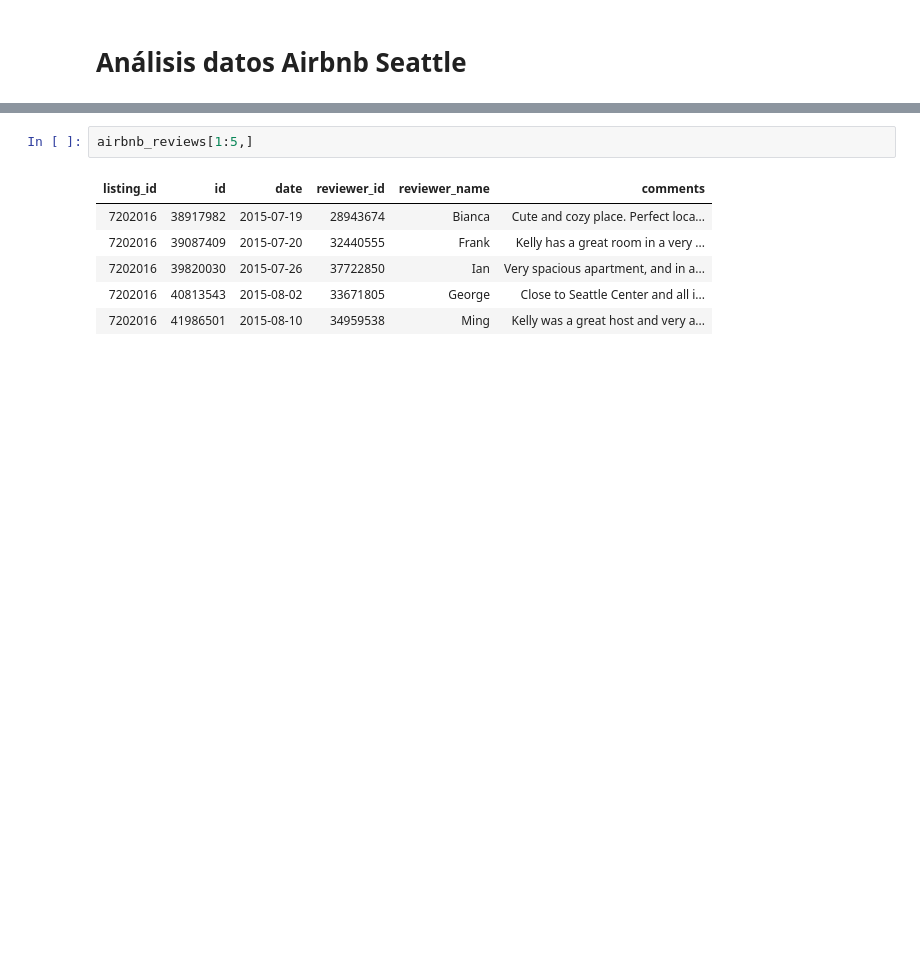
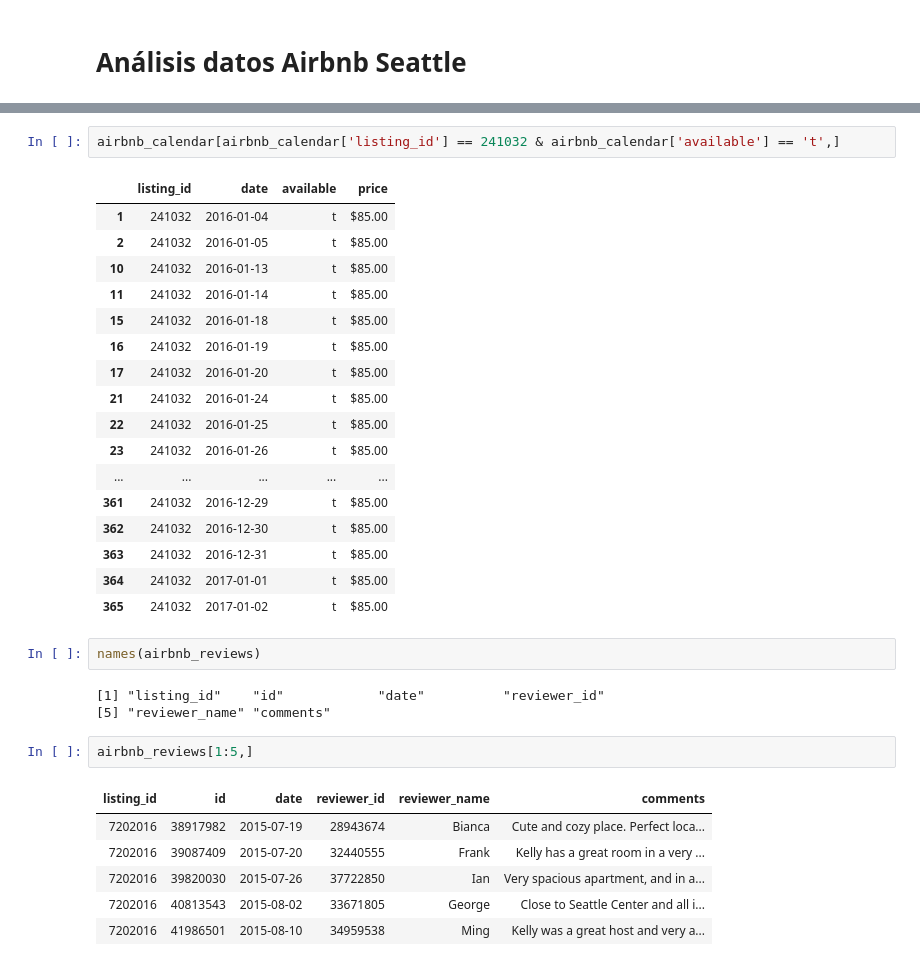
Before and after one commit to ivanfermena/Analisys-Airbnb-Seattle, a Jupyter notebook: analisis.ipynb, the cells around one changed output, grey strips where cells are left out. Cells and saved outputs as stored; diff of their text form; blank space fills up the shorter version.

```diff
--- a/analisis.ipynb
+++ b/analisis.ipynb
@@ -29,3 +78,28 @@ airbnb_calendar[1:5,]
+# %%
+airbnb_calendar[airbnb_calendar['listing_id'] == 241032 & airbnb_calendar['available'] == 't',]
+# %% [output]
+|  | listing_id | date | available | price |
+| 1 | 241032 | 2016-01-04 | t | $85.00 |
+| 2 | 241032 | 2016-01-05 | t | $85.00 |
+| 10 | 241032 | 2016-01-13 | t | $85.00 |
+| 11 | 241032 | 2016-01-14 | t | $85.00 |
+| 15 | 241032 | 2016-01-18 | t | $85.00 |
+| 16 | 241032 | 2016-01-19 | t | $85.00 |
+| 17 | 241032 | 2016-01-20 | t | $85.00 |
+| 21 | 241032 | 2016-01-24 | t | $85.00 |
+| 22 | 241032 | 2016-01-25 | t | $85.00 |
+| 23 | 241032 | 2016-01-26 | t | $85.00 |
+| ... | ... | ... | ... | ... |
+| 361 | 241032 | 2016-12-29 | t | $85.00 |
+| 362 | 241032 | 2016-12-30 | t | $85.00 |
+| 363 | 241032 | 2016-12-31 | t | $85.00 |
+| 364 | 241032 | 2017-01-01 | t | $85.00 |
+| 365 | 241032 | 2017-01-02 | t | $85.00 |
+# %%
+names(airbnb_reviews)
+# %% [output]
+[1] "listing_id"    "id"            "date"          "reviewer_id"
+[5] "reviewer_name" "comments"
 # %%
 airbnb_reviews[1:5,]
 # %% [output]
```
Also changed, not shown: parts of 17 cells of this notebook.
